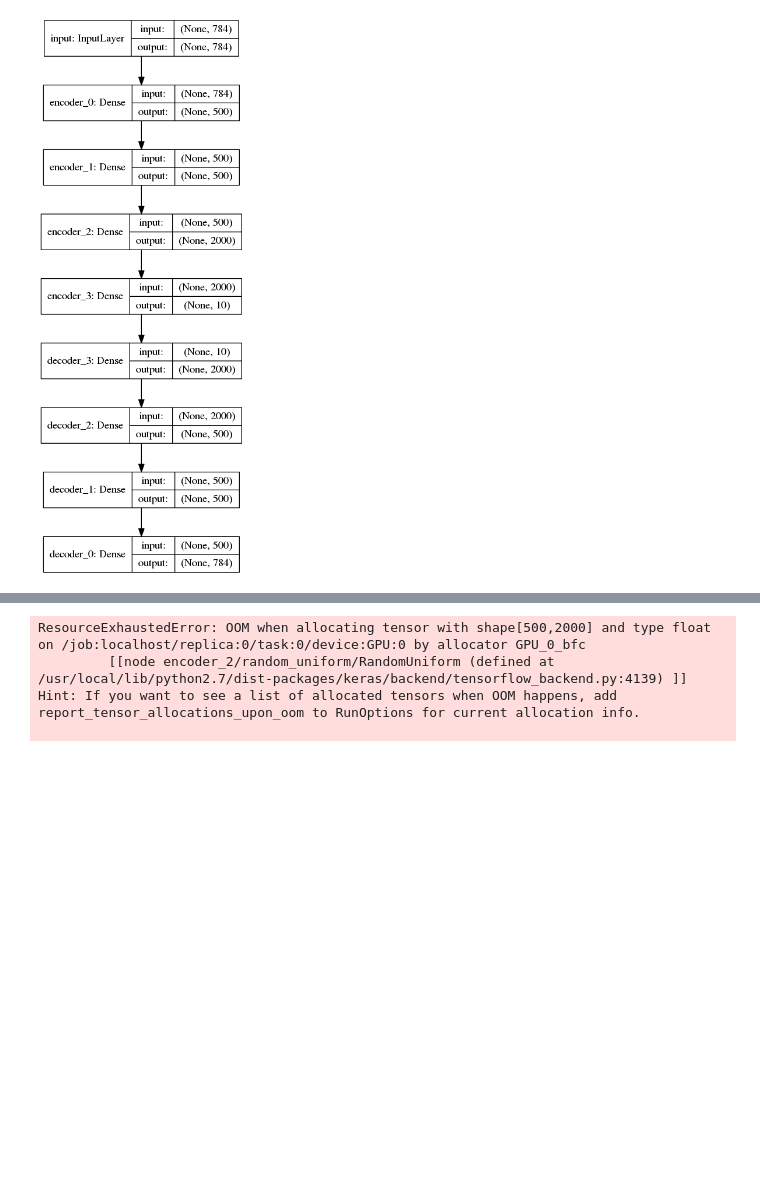
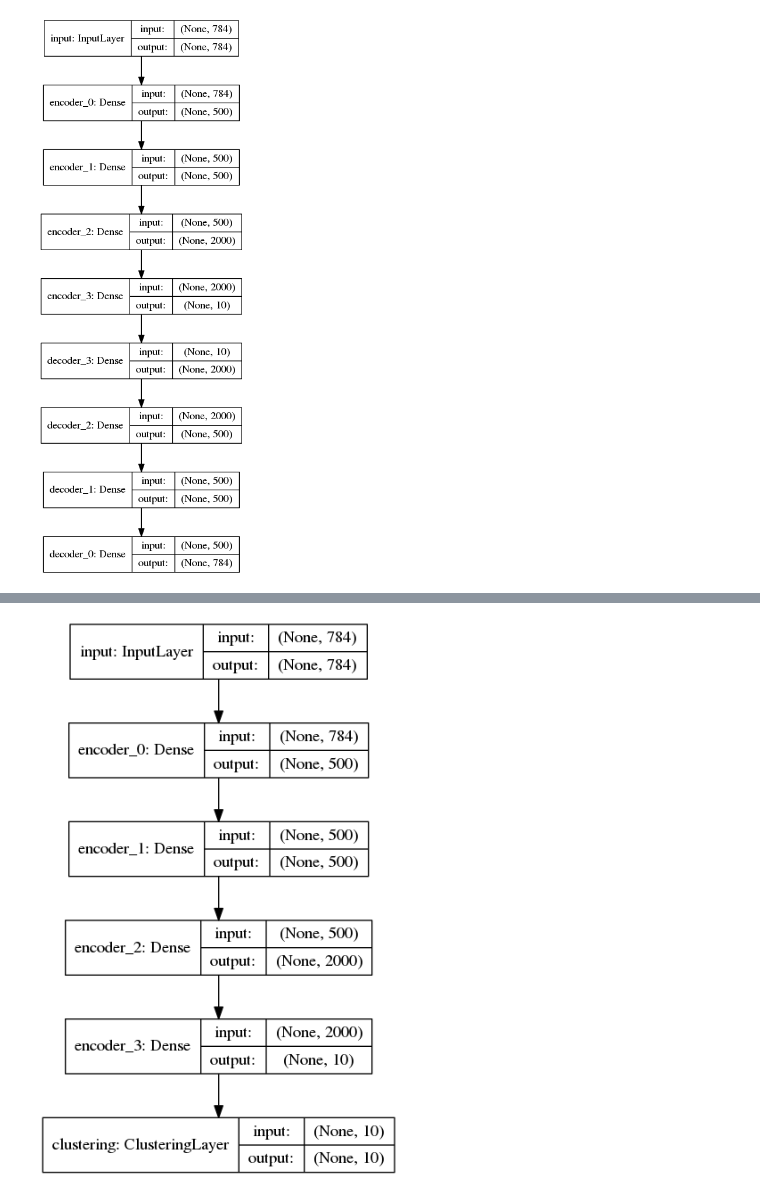
Before and after one commit to yinlin-testai/Clustering, a Jupyter notebook: Image_Clustering/encoder_1.ipynb, the cells around one changed output, grey strips where cells are left out. Cells and saved outputs as stored; diff of their text form; code cells hidden in the pictures; blank space fills up the shorter version.

```diff
--- a/Image_Clustering/encoder_1.ipynb
+++ b/Image_Clustering/encoder_1.ipynb
@@ -116,9 +113,4 @@ Epoch 300/300
 save_dir = './results'
 autoencoder.save_weights(save_dir + '/ae_weights.h5')
 # %%
-autoencoder.save_weights(save_dir + '/ae_weights.h5')
+autoencoder.load_weights(save_dir + '/ae_weights.h5')
-# %% [output]
-ResourceExhaustedError: OOM when allocating tensor with shape[500,2000] and type float on /job:localhost/replica:0/task:0/device:GPU:0 by allocator GPU_0_bfc
-         [[node encoder_2/random_uniform/RandomUniform (defined at /usr/local/lib/python2.7/dist-packages/keras/backend/tensorflow_backend.py:4139) ]]
-Hint: If you want to see a list of allocated tensors when OOM happens, add report_tensor_allocations_upon_oom to RunOptions for current allocation info.
-
@@ -124,0 +180,10 @@ Hint: If you want to see a list of allocated tensors when OOM happens, add repor
+# %%
+clustering_layer = ClusteringLayer(n_clusters, name='clustering')(encoder.output)
+model = Model(inputs=encoder.input, outputs=clustering_layer)
+# %%
+from keras.utils import plot_model
+plot_model(model, to_file='model.png', show_shapes=True)
+from IPython.display import Image
+Image(filename='model.png')
+# %% [output]
+[figure, added]
```
Also changed, not shown: parts of 37 cells of this notebook, 2 other files.
